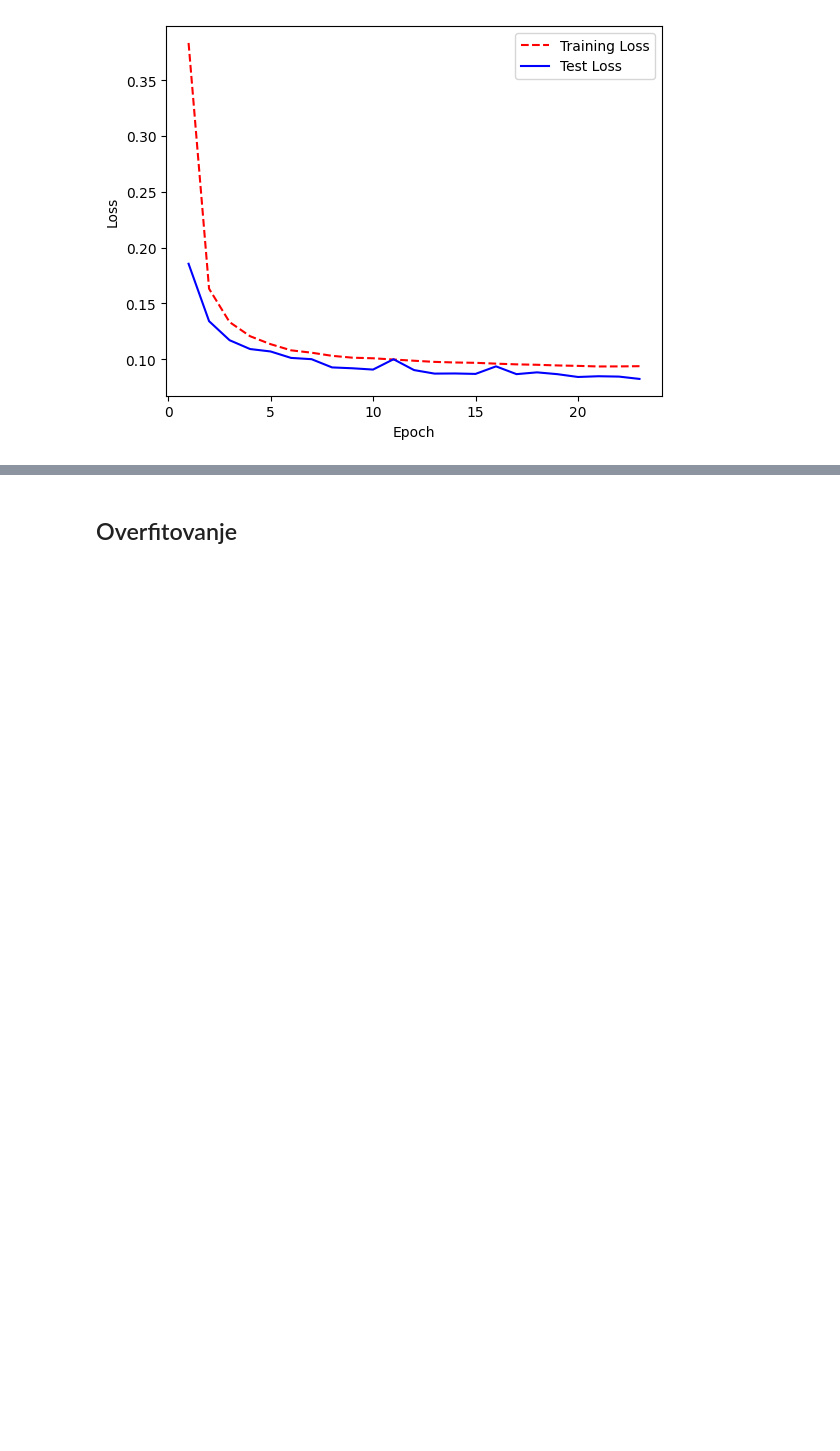
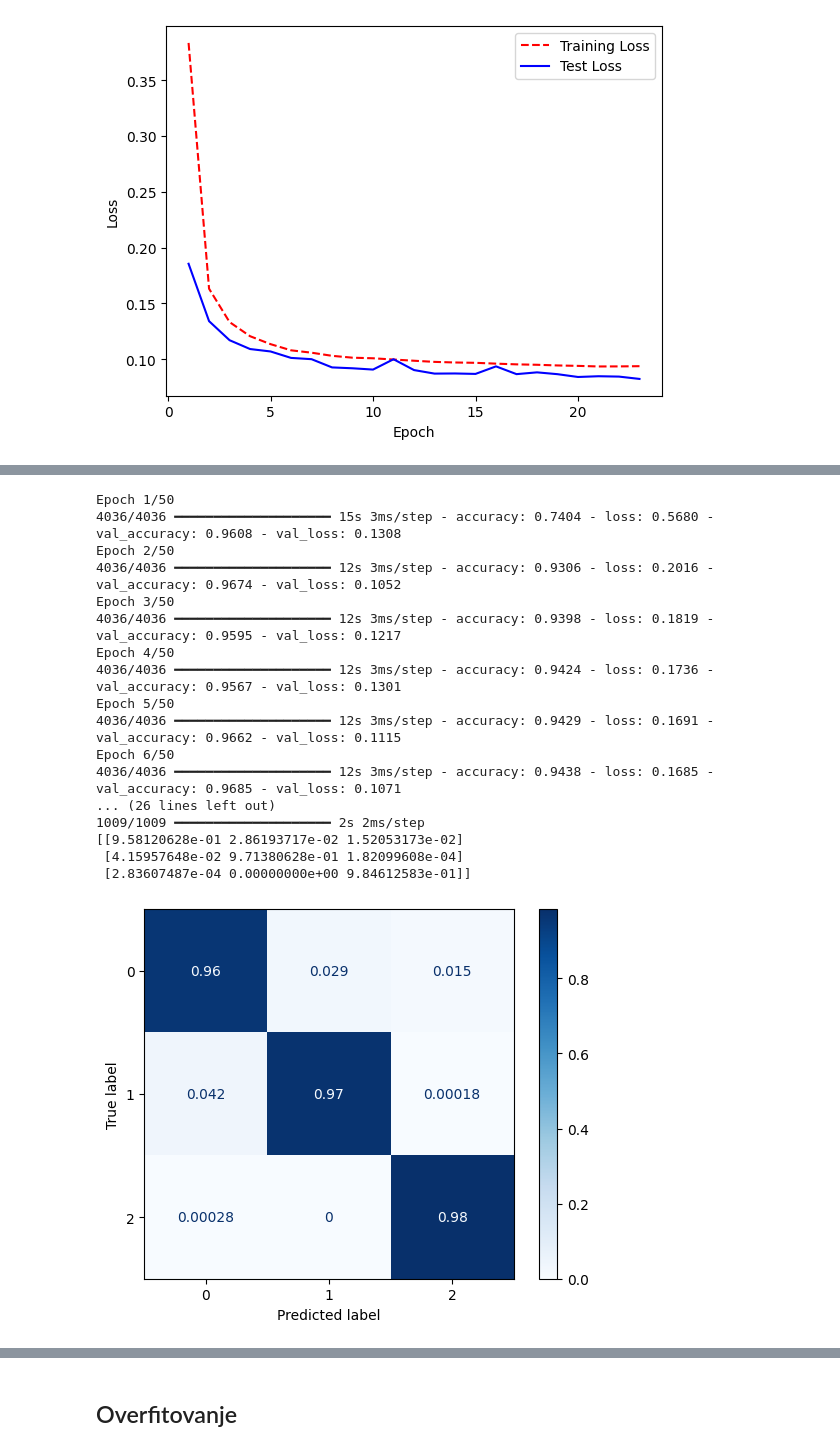
Before and after one commit to TeodoraSekulic/MASINSKO-projekat3, a Jupyter notebook: zvezde/novoP3.ipynb, the cells around one changed output, grey strips where cells are left out. Cells and saved outputs as stored; diff of their text form; code cells hidden in the pictures; blank space fills up the shorter version.

```diff
--- a/zvezde/novoP3.ipynb
+++ b/zvezde/novoP3.ipynb
@@ -621,0 +624,15 @@ plot_loss(history)
+# %%
+from tensorflow.keras.layers import LeakyReLU, Dropout
+
+model_1 = Sequential()
+model_1.add(Dense(15, input_shape=(11,)))
+model_1.add(LeakyReLU(alpha=0.1))
+model_1.add(BatchNormalization()) # BatchNormalization sloj
+model_1.add(Dropout(0.2))
+model_1.add(Dense(8))
+model_1.add(LeakyReLU(alpha=0.1))
+model_1.add(Dense(3, activation='softmax'))
+
+model_1.compile(loss='categorical_crossentropy', optimizer='adam', metrics=['accuracy'])
+
+model_1.summary()
@@ -621,0 +662,21 @@ plot_loss(history)
+# %%
+history = my_fit(dataframe_enc_stand, model_1, epochs=50)
+# %% [output]
+Epoch 1/50
+4036/4036 ━━━━━━━━━━━━━━━━━━━━ 15s 3ms/step - accuracy: 0.7404 - loss: 0.5680 - val_accuracy: 0.9608 - val_loss: 0.1308
+Epoch 2/50
+4036/4036 ━━━━━━━━━━━━━━━━━━━━ 12s 3ms/step - accuracy: 0.9306 - loss: 0.2016 - val_accuracy: 0.9674 - val_loss: 0.1052
+Epoch 3/50
+4036/4036 ━━━━━━━━━━━━━━━━━━━━ 12s 3ms/step - accuracy: 0.9398 - loss: 0.1819 - val_accuracy: 0.9595 - val_loss: 0.1217
+Epoch 4/50
+4036/4036 ━━━━━━━━━━━━━━━━━━━━ 12s 3ms/step - accuracy: 0.9424 - loss: 0.1736 - val_accuracy: 0.9567 - val_loss: 0.1301
+Epoch 5/50
+4036/4036 ━━━━━━━━━━━━━━━━━━━━ 12s 3ms/step - accuracy: 0.9429 - loss: 0.1691 - val_accuracy: 0.9662 - val_loss: 0.1115
+Epoch 6/50
+4036/4036 ━━━━━━━━━━━━━━━━━━━━ 12s 3ms/step - accuracy: 0.9438 - loss: 0.1685 - val_accuracy: 0.9685 - val_loss: 0.1071
+... (26 lines left out)
+1009/1009 ━━━━━━━━━━━━━━━━━━━━ 2s 2ms/step
+[[9.58120628e-01 2.86193717e-02 1.52053173e-02]
+ [4.15957648e-02 9.71380628e-01 1.82099608e-04]
+ [2.83607487e-04 0.00000000e+00 9.84612583e-01]]
+[figure, added]
```
Also changed, not shown: parts of 7 cells of this notebook.
